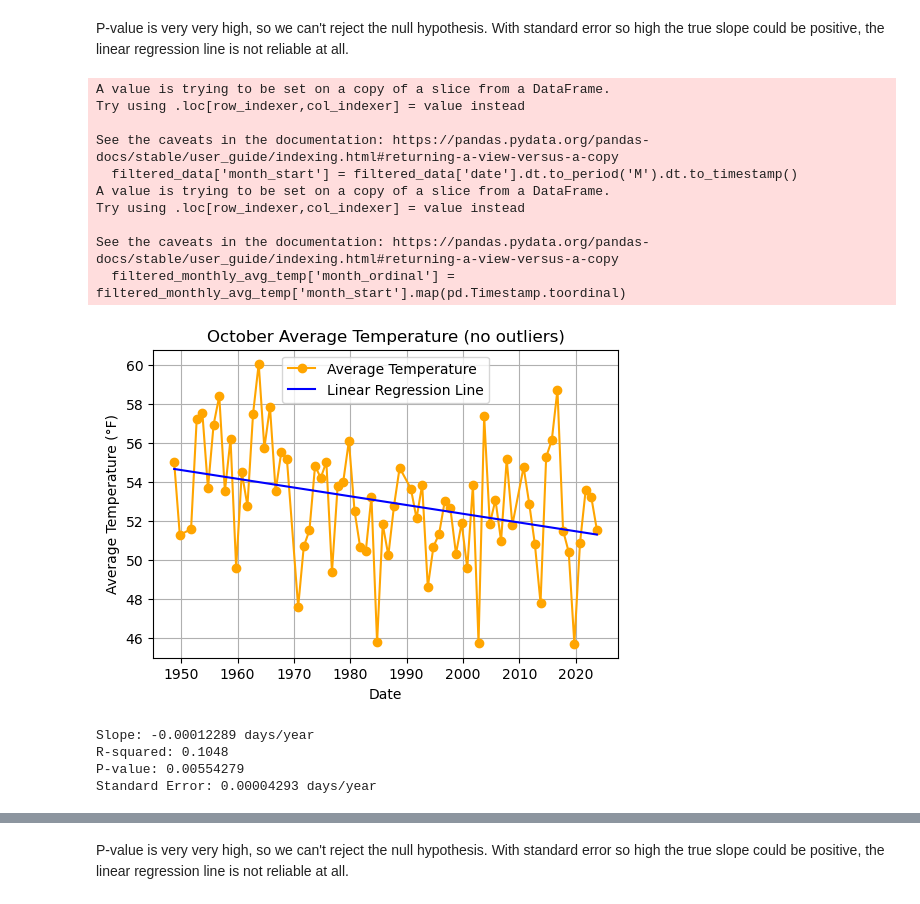
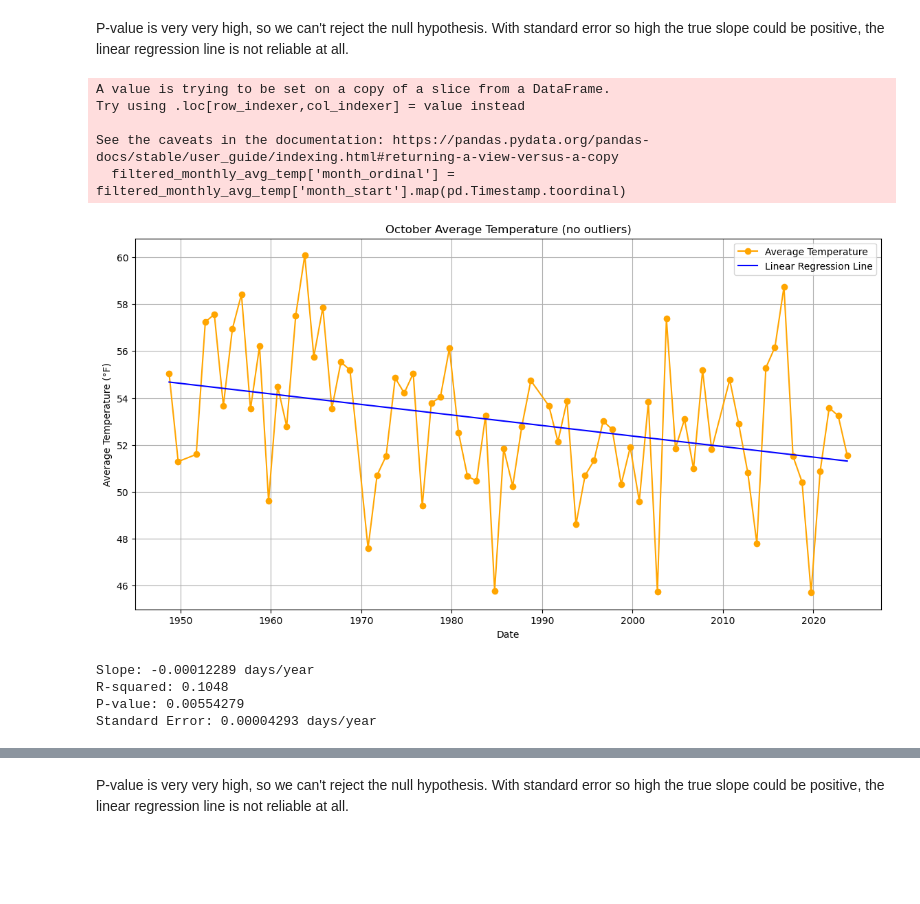
Before and after one commit to richardr1126/boulder_weather_project, a Jupyter notebook: snow_boulder.ipynb, the cells around one changed output, grey strips where cells are left out. Drawn from its saved outputs; the diff is of its cells as text; code cells hidden in the pictures; blank space fills up the shorter version.

```diff
--- a/snow_boulder.ipynb
+++ b/snow_boulder.ipynb
@@ -70,8 +70,8 @@ dtype: int64
 # %% [markdown]
 ## Plots
 # %%
-# set plot size to 14" x 7"
-plt.rc('figure', figsize = (6, 4))
+# sets default plot size
+plt.rc('figure', figsize = (14, 7))
 
 plt.plot(data['date'], data['snow'], label='Snow')
 plt.title('Daily Snow Over Time in Boulder')
@@ -271,4 +266,15 @@ Slope: -0.00000876 degrees/year
 R-squared: 0.0023
 P-value: 0.6930
 Standard Error: 0.0000 degrees/year
+# %%
+# Copy dataframe to make df with average temperatures
+data_with_avg = data.copy()
+
+# Calculate the average temperature for each day
+data_with_avg['average_temp'] = (data_with_avg['tmax'] + data_with_avg['tmin']) / 2
+data_with_avg['year'] = data_with_avg['date'].dt.year
+data_with_avg['month'] = data_with_avg['date'].dt.month
+
+# Create 'month_start' as the first day of each month
+data_with_avg['month_start'] = data_with_avg['date'].dt.to_period('M').dt.to_timestamp()
 # %%
@@ -346,20 +338,9 @@ Standard Error: 0.0001 days/year
 P-value is very very high, so we can't reject the null hypothesis. With standard error so high the true slope could be positive, the linear regression line is not reliable at all.
 # %%
 months_to_include = [10]  # Adjust this list as needed
-
-# Copy the original data and calculate the average temperature for each day
-data_with_avg = data.copy()
-data_with_avg['average_temp'] = (data_with_avg['tmax'] + data_with_avg['tmin']) / 2
-
-# Create 'year' and 'month' columns
-data_with_avg['year'] = data_with_avg['date'].dt.year
-data_with_avg['month'] = data_with_avg['date'].dt.month
-
-# Filter data to include only the specified months
 filtered_data = data_with_avg[data_with_avg['month'].isin(months_to_include)]
 
 # Calculate the average temperature for each month
-filtered_data['month_start'] = filtered_data['date'].dt.to_period('M').dt.to_timestamp()
 monthly_avg_temp = filtered_data.groupby('month_start')['average_temp'].mean().reset_index()
 
 # Remove outliers using IQR
@@ -387,40 +368,35 @@ regression_line = intercept + slope * filtered_monthly_avg_temp['month_ordinal']
 plt.plot(
   filtered_monthly_avg_temp['month_start'],
   filtered_monthly_avg_temp['average_temp'],
   color='orange',
   marker='o',
   label='Average Temperature'
 )
 plt.plot(
   filtered_monthly_avg_temp['month_start'],
   regression_line,
   color='blue',
   label='Linear Regression Line'
 )
 plt.title(f"October Average Temperature (no outliers)")
 plt.xlabel("Date")
 plt.ylabel("Average Temperature (°F)")
 plt.grid(True)
 plt.legend()
-plt.savefig('plots/october_temp.png', bbox_inches='tight')
+plt.savefig('plots/boulder/october_temp.png', bbox_inches='tight')
 plt.show()
 
 print(f"Slope: {slope:.8f} days/year")
 print(f"R-squared: {r_value**2:.4f}")
 print(f"P-value: {p_value:.8f}")
 print(f"Standard Error: {std_err:.8f} days/year")
 # %% [output]
-A value is trying to be set on a copy of a slice from a DataFrame.
-Try using .loc[row_indexer,col_indexer] = value instead
-
-See the caveats in the documentation: https://pandas.pydata.org/pandas-docs/stable/user_guide/indexing.html#returning-a-view-versus-a-copy
-  filtered_data['month_start'] = filtered_data['date'].dt.to_period('M').dt.to_timestamp()
 A value is trying to be set on a copy of a slice from a DataFrame.
 Try using .loc[row_indexer,col_indexer] = value instead
 
 See the caveats in the documentation: https://pandas.pydata.org/pandas-docs/stable/user_guide/indexing.html#returning-a-view-versus-a-copy
   filtered_monthly_avg_temp['month_ordinal'] = filtered_monthly_avg_temp['month_start'].map(pd.Timestamp.toordinal)
-[figure, old version]
+[figure, new version]
 Slope: -0.00012289 days/year
 R-squared: 0.1048
 P-value: 0.00554279
```
Also changed, not shown: parts of 11 cells of this notebook, 38 other files.
